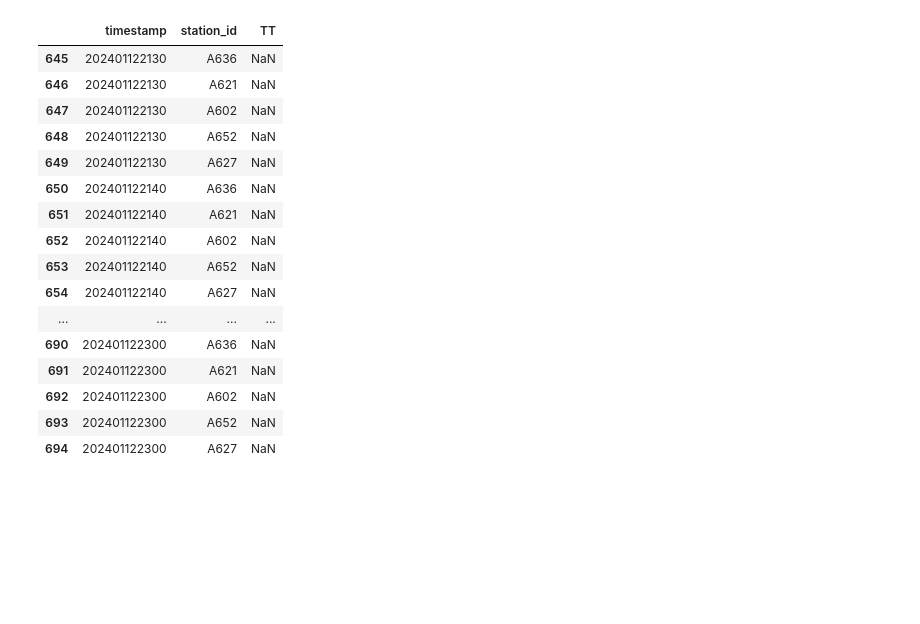
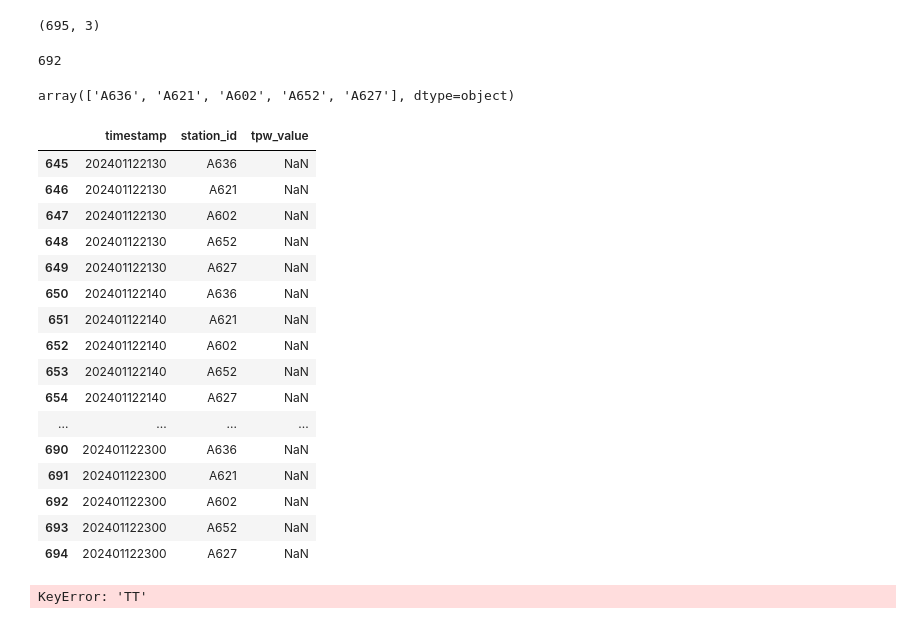
Before and after one commit to NietoCurcio/atmoseer, a Jupyter notebook: notebooks/goes16.ipynb, the cells around one changed output. Saved outputs shown, nothing was run; the diff lists cells and outputs as text; code cells hidden in the pictures; blank space fills up the shorter version.

```diff
--- a/notebooks/goes16.ipynb
+++ b/notebooks/goes16.ipynb
@@ -1,24 +49,42 @@
+# %%
+df.shape
+# %% [output]
+(695, 3)
+# %%
+# Counting NaN values in column
+nan_count = df['TPW'].isna().sum()
+print(nan_count)
+# %% [output]
+692
+# %%
+df.station_id.unique()
+# %% [output]
+array(['A636', 'A621', 'A602', 'A652', 'A627'], dtype=object)
 # %%
 import pandas as pd
-
-df = pd.read_parquet('DSIF_TT_2024-01-12 00:00:00_to_2024-01-12 00:00:00.parquet')
+df = pd.read_parquet('DSIF_CAPE_2024-01-12 00:00:00_to_2024-01-12 00:00:00.parquet')
+df.tail(50)
+# %% [output]
+|  | timestamp | station_id | tpw_value |
+| 645 | 202401122130 | A636 | NaN |
+| 646 | 202401122130 | A621 | NaN |
+| 647 | 202401122130 | A602 | NaN |
+| 648 | 202401122130 | A652 | NaN |
+| 649 | 202401122130 | A627 | NaN |
+| 650 | 202401122140 | A636 | NaN |
+| 651 | 202401122140 | A621 | NaN |
+| 652 | 202401122140 | A602 | NaN |
+| 653 | 202401122140 | A652 | NaN |
+| 654 | 202401122140 | A627 | NaN |
+| ... | ... | ... | ... |
+| 690 | 202401122300 | A636 | NaN |
+| 691 | 202401122300 | A621 | NaN |
+| 692 | 202401122300 | A602 | NaN |
+| 693 | 202401122300 | A652 | NaN |
+| 694 | 202401122300 | A627 | NaN |
-# %%
-df.tail(50)
-# %% [output]
-|  | timestamp | station_id | TT |
-| 645 | 202401122130 | A636 | NaN |
-| 646 | 202401122130 | A621 | NaN |
-| 647 | 202401122130 | A602 | NaN |
-| 648 | 202401122130 | A652 | NaN |
-| 649 | 202401122130 | A627 | NaN |
-| 650 | 202401122140 | A636 | NaN |
-| 651 | 202401122140 | A621 | NaN |
-| 652 | 202401122140 | A602 | NaN |
-| 653 | 202401122140 | A652 | NaN |
-| 654 | 202401122140 | A627 | NaN |
-| ... | ... | ... | ... |
-| 690 | 202401122300 | A636 | NaN |
-| 691 | 202401122300 | A621 | NaN |
-| 692 | 202401122300 | A602 | NaN |
-| 693 | 202401122300 | A652 | NaN |
-| 694 | 202401122300 | A627 | NaN |
+# %%
+# Counting NaN values in column
+nan_count = df['TT'].isna().sum()
+print(nan_count)
+# %% [output]
+KeyError: 'TT'
```
Also changed, not shown: parts of 20 cells of this notebook, 11 other files.
